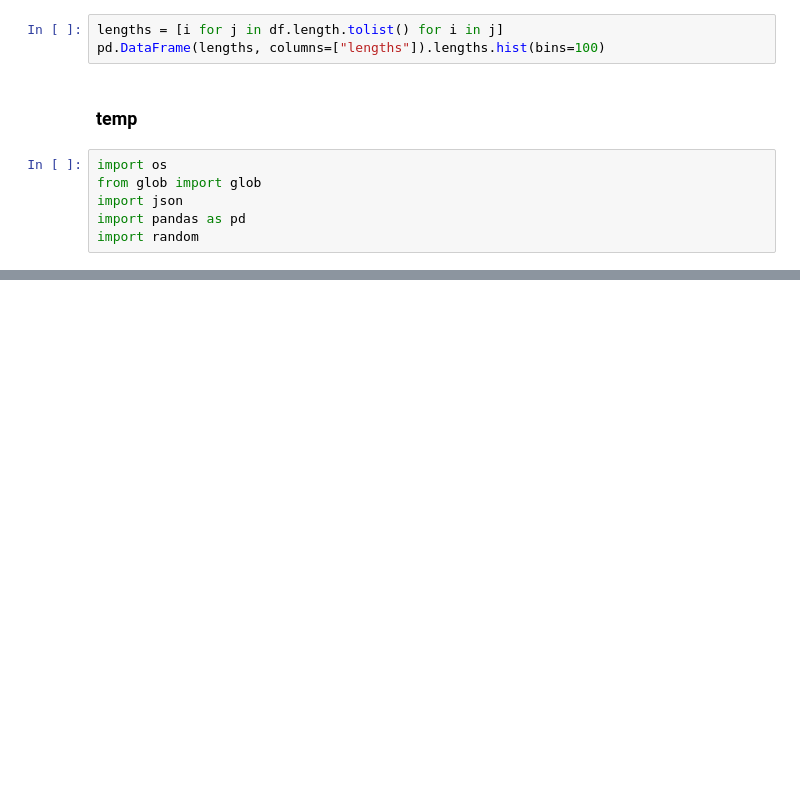
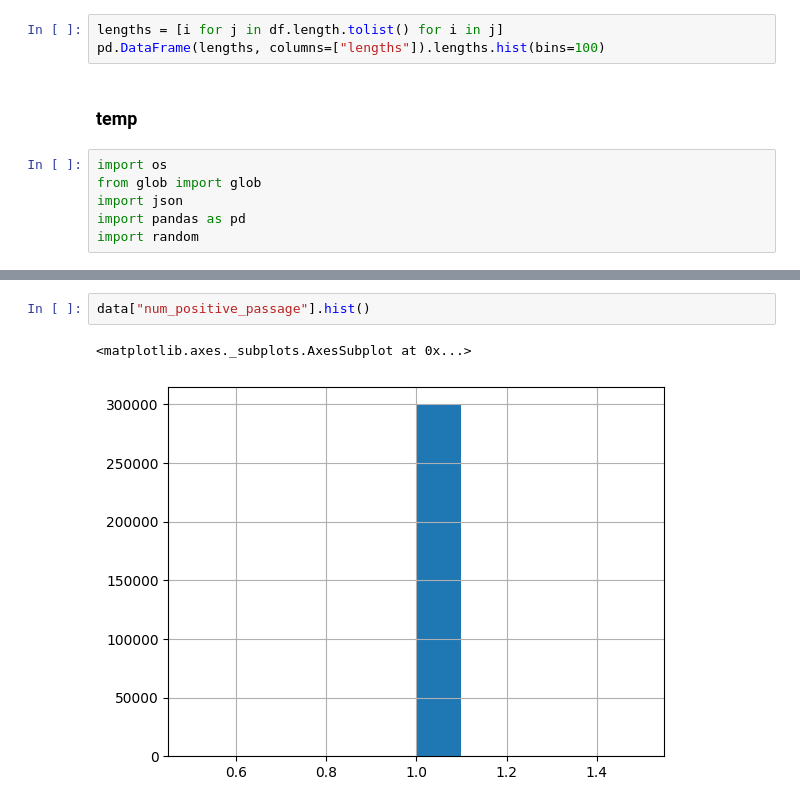
Before and after one commit to tuyendv268/vietnamese_question_answering, a Jupyter notebook: notebooks/prepare_data.ipynb, the cells around one changed output, grey strips where cells are left out. Saved outputs shown, nothing was run; the diff lists cells and outputs as text; blank space fills up the shorter version.

```diff
--- a/notebooks/prepare_data.ipynb
+++ b/notebooks/prepare_data.ipynb
@@ -349,3 +417,8 @@ KeyboardInterrupt:
+# %%
+data["num_positive_passage"].hist()
+# %% [output]
+<matplotlib.axes._subplots.AxesSubplot at 0x...>
+[figure, added]
 # %%
 lengths = [i for j in data.length.tolist() for i in j]
 pd.DataFrame(lengths, columns=["lengths"]).lengths.hist(bins=100)
```
Also changed, not shown: parts of 14 cells of this notebook, 2 other files.
